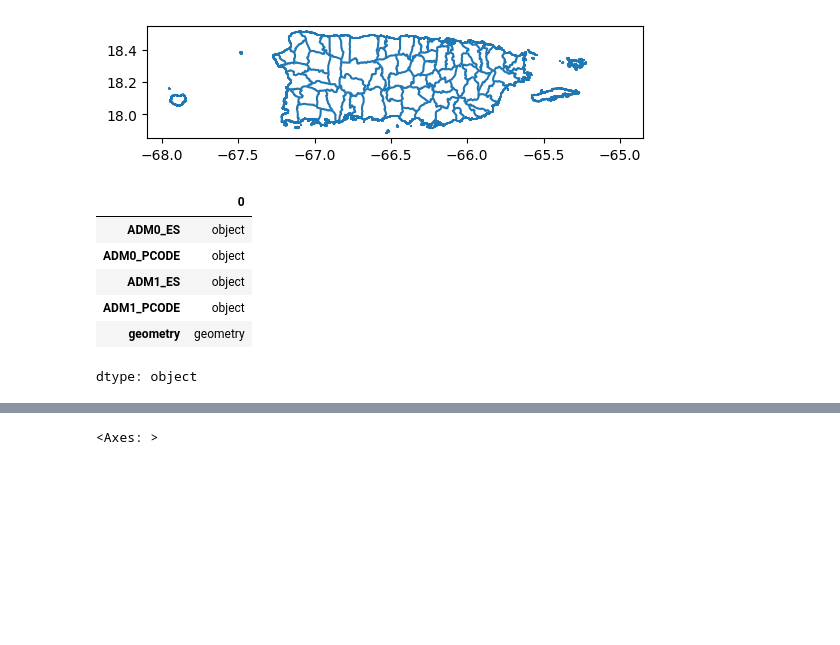
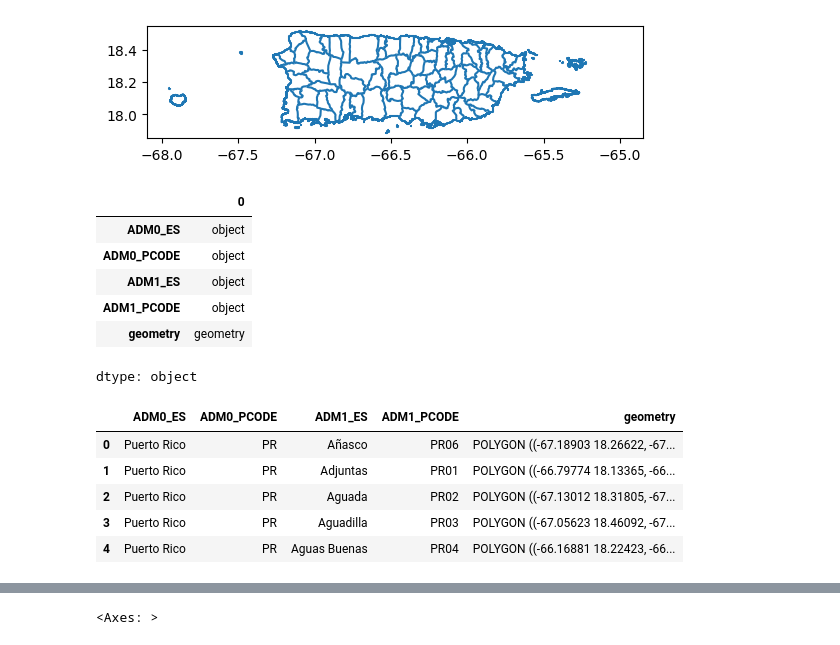
Before and after one commit to Venettov/Riveraruiz_GIS, a Jupyter notebook: PS0.ipynb, the cells around one changed output, grey strips where cells are left out. Saved outputs shown, nothing was run; the diff lists cells and outputs as text; code cells hidden in the pictures; blank space fills up the shorter version.

```diff
--- a/PS0.ipynb
+++ b/PS0.ipynb
@@ -59,15 +59,22 @@ prC1.plot()
 [figure]
 # %%
 prC0.dtypes
+prC0.head()
 prC0.explore()
 # %% [output]
 |  | 0 |
 | ADM0_ES | object |
 | ADM0_PCODE | object |
 | ADM1_ES | object |
 | ADM1_PCODE | object |
 | geometry | geometry |
 dtype: object
+|  | ADM0_ES | ADM0_PCODE | ADM1_ES | ADM1_PCODE | geometry |
+| 0 | Puerto Rico | PR | Añasco | PR06 | POLYGON ((-67.18903 18.26622, -67... |
+| 1 | Puerto Rico | PR | Adjuntas | PR01 | POLYGON ((-66.79774 18.13365, -66... |
+| 2 | Puerto Rico | PR | Aguada | PR02 | POLYGON ((-67.13012 18.31805, -67... |
+| 3 | Puerto Rico | PR | Aguadilla | PR03 | POLYGON ((-67.05623 18.46092, -67... |
+| 4 | Puerto Rico | PR | Aguas Buenas | PR04 | POLYGON ((-66.16881 18.22423, -66... |
 [interactive output not drawn]
 # %%
 #your first thematic map! :) lets unpack options real quick esp fmt for dec pts; more later under 'bells and whistles'
```
